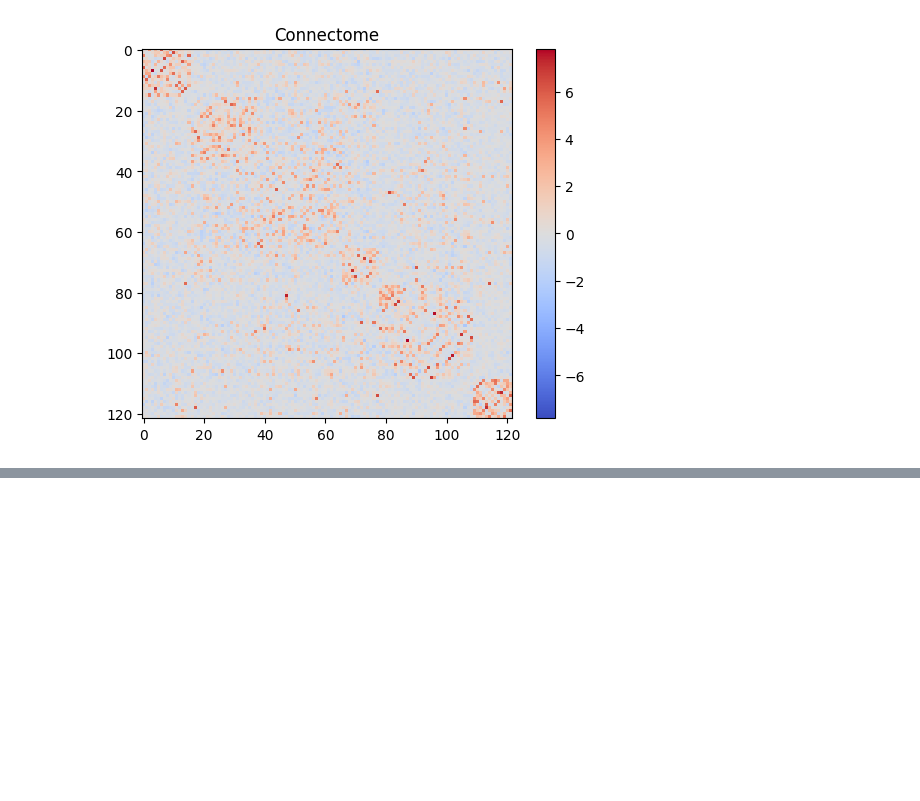
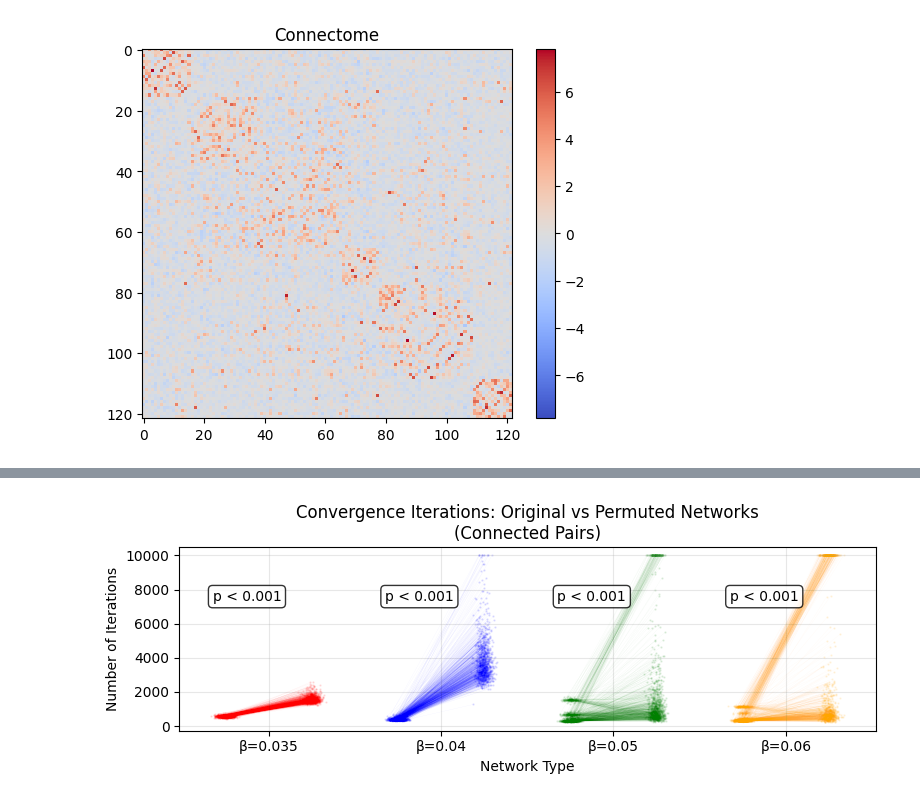
Before and after one commit to pni-lab/connattractor, a Jupyter notebook: notebooks/convergence_analysis.ipynb, the cells around one changed output, grey strips where cells are left out. Drawn from its saved outputs; the diff is of its cells as text; code cells hidden in the pictures; blank space fills up the shorter version.

```diff
--- a/notebooks/convergence_analysis.ipynb
+++ b/notebooks/convergence_analysis.ipynb
@@ -133,0 +207,56 @@ plt.savefig('../docs/figures/supplement/si_convergence.png')
+# %%
+# Create a jittered point plot with connecting lines
+fig, ax = plt.subplots(figsize=(8, 3))
+
+# Set up colors for each beta
+colors = ['red', 'blue', 'green', 'orange']
+
+for i, beta in enumerate(betas):
+    original_iters = np.array(num_iter_original[beta])
+    permuted_iters = np.array(num_iter_permuted[beta])
+
+    # Add jitter to x-coordinates to avoid overlap
+    jitter_original = np.random.normal(0, 0.05, len(original_iters))
+    jitter_permuted = np.random.normal(0, 0.05, len(permuted_iters))
+
+    # Plot points
+    ax.scatter(np.full(len(original_iters), i*2) + jitter_original, original_iters,
+               color=colors[i], marker='.', alpha=0.1, s=2, label=f'Original β={beta}' if i == 0 else "")
+    ax.scatter(np.full(len(permuted_iters), i*2+1) + jitter_permuted, permuted_iters,
+               color=colors[i], marker='.', alpha=0.1, s=2, label=f'Permuted β={beta}' if i == 0 else "")
+
+    # Connect each pair with a line
+    for j in range(len(original_iters)):
+        ax.plot([i*2 + jitter_original[j], i*2+1 + jitter_permuted[j]],
+                [original_iters[j], permuted_iters[j]],
+                color=colors[i], alpha=0.1, linewidth=0.1)
+
+    # Compute and display p-value for this beta
+    from scipy.stats import wilcoxon
+    statistic, p_value = wilcoxon(original_iters, permuted_iters, alternative='less')
+
+    # Add p-value text above each beta group
+    p_val_string = f'p = {p_value:.3f}'
+    if p_value < 0.001:
+        p_val_string = 'p < 0.001'
+    ax.text(i*2 + 0.25, 8000, p_val_string,
+            ha='center', va='top', fontsize=10,
+            bbox=dict(boxstyle='round', facecolor='white', alpha=0.8))
+
+# Set labels and title
+ax.set_xlabel('Network Type')
+ax.set_ylabel('Number of Iterations')
+ax.set_title('Convergence Iterations: Original vs Permuted Networks\n(Connected Pairs)')
+
+# Set x-axis ticks and labels
+ax.set_xticks([0.5, 2.5, 4.5, 6.5])
+ax.set_xticklabels([f'β={beta}' for beta in betas])
+
+# Add grid for better readability
+ax.grid(True, alpha=0.3)
+
+plt.tight_layout()
+plt.savefig('../docs/figures/supplement/si_convergence_jittered.png', dpi=300, bbox_inches='tight')
+plt.show()
+# %% [output]
+[figure, added]
```
Also changed, not shown: parts of 5 cells of this notebook, 19 other files.
